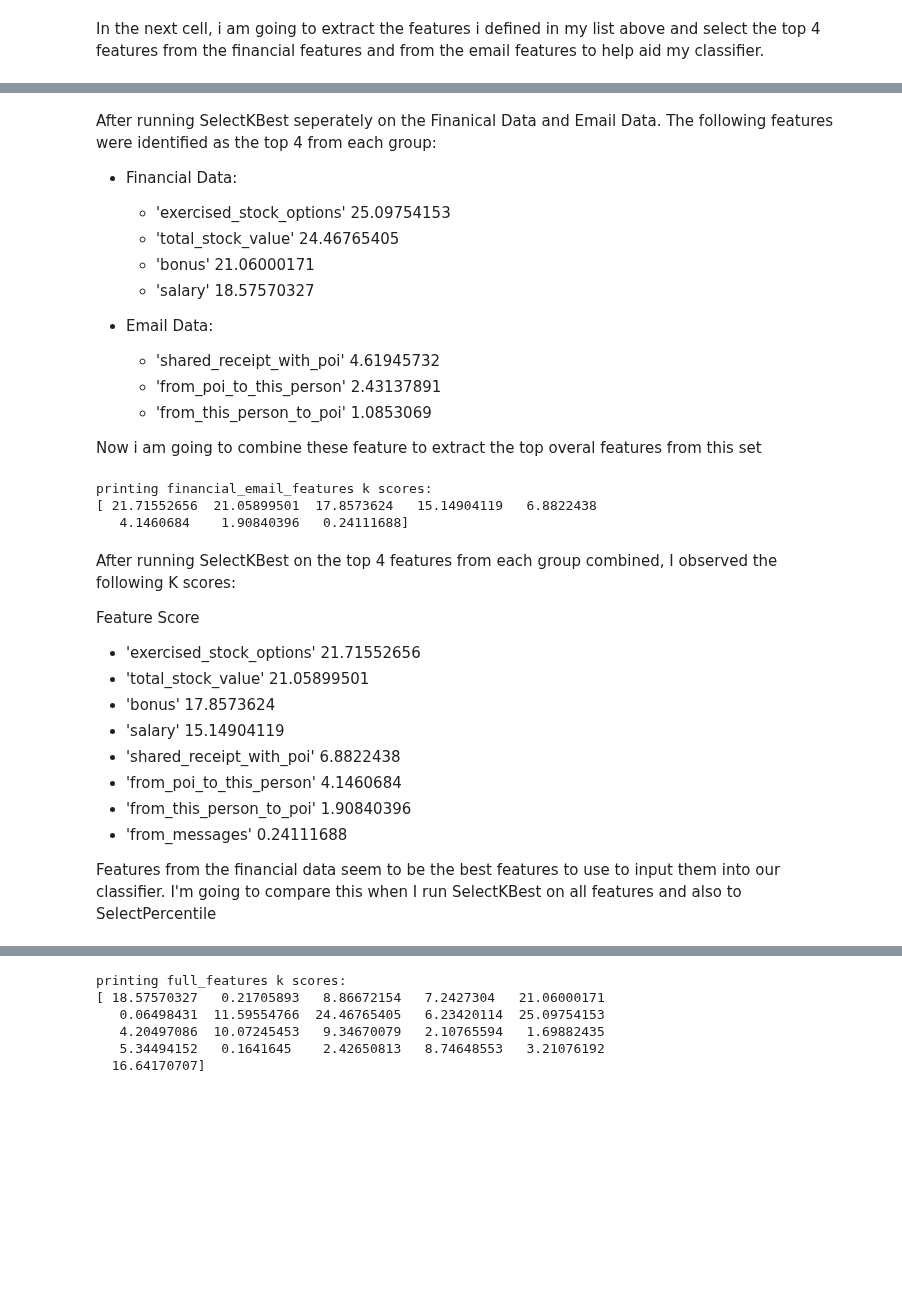
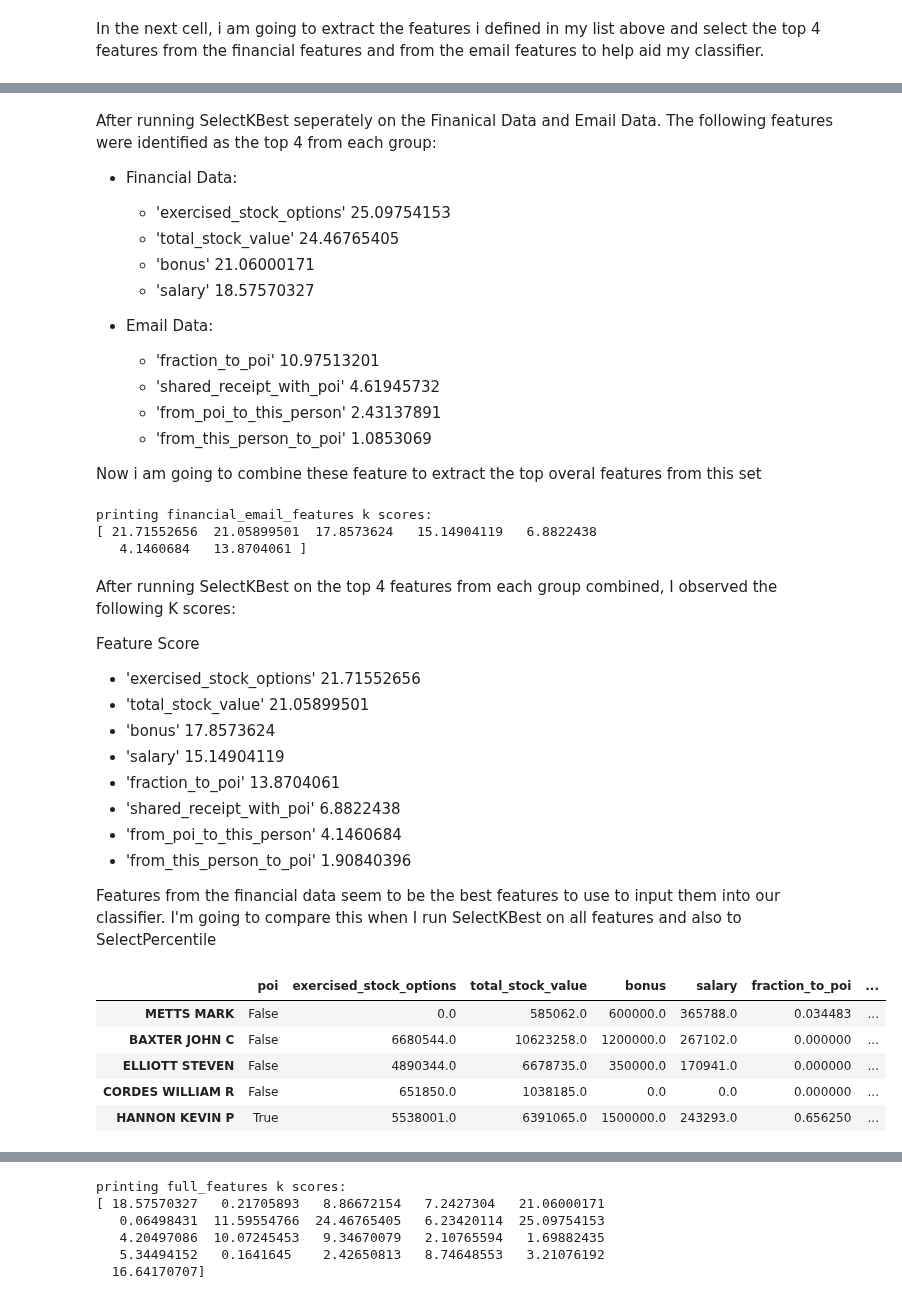
Before and after one commit to nmeliasp/MachineLearning-FinalProject, a Jupyter notebook: Machine Learning Final Project.ipynb, the cells around one changed output, grey strips where cells are left out. Drawn from its saved outputs; the diff is of its cells as text; code cells hidden in the pictures; blank space fills up the shorter version.

```diff
--- a/Machine Learning Final Project.ipynb
+++ b/Machine Learning Final Project.ipynb
@@ -178,6 +179,7 @@ After running SelectKBest seperately on the Finanical Data and Email Data. The f
 
 
 * Email Data:
+    - 'fraction_to_poi' 10.97513201
     - 'shared_receipt_with_poi'	4.61945732
     - 'from_poi_to_this_person'	2.43137891
     - 'from_this_person_to_poi'	1.0853069
@@ -187,7 +189,7 @@ After running SelectKBest seperately on the Finanical Data and Email Data. The f
 
 Now i am going to combine these feature to extract the top overal features from this set
 # %%
-financial_email_features=['poi','exercised_stock_options','total_stock_value','bonus','salary','shared_receipt_with_poi','from_poi_to_this_person','from_this_person_to_poi','from_messages']
+financial_email_features=['poi','exercised_stock_options','total_stock_value','bonus','salary','shared_receipt_with_poi','from_poi_to_this_person','fraction_to_poi']
 financial_email_data=featureFormat(my_dataset, financial_email_features, sort_keys = True)
 labels, financial_email_features=targetFeatureSplit(financial_email_data)
 
@@ -200,7 +202,7 @@ print "printing financial_email_features k scores: \n", (fit3.scores_)
 # %% [output]
 printing financial_email_features k scores:
 [ 21.71552656  21.05899501  17.8573624   15.14904119   6.8822438
-   4.1460684    1.90840396   0.24111688]
+   4.1460684   13.8704061 ]
 # %% [markdown]
 After running SelectKBest on the top 4 features from each group combined, I observed the following K scores:
 
@@ -209,10 +211,27 @@ Feature 	               Score
 - 'total_stock_value'	21.05899501
 - 'bonus'	17.8573624
 - 'salary'	15.14904119
+- 'fraction_to_poi' 13.8704061
 - 'shared_receipt_with_poi'	6.8822438
 - 'from_poi_to_this_person'	4.1460684
 - 'from_this_person_to_poi'	1.90840396
-- 'from_messages'	0.24111688
+
 
 
  Features from the financial data seem to be the best features to use to input them into our classifier. I'm going to compare this when I run SelectKBest on all features and also to SelectPercentile
+# %%
+'''
+Create new df to produce scatterplot matrix and explore relationships between these 8 features. This will help aid in
+feature selection
+'''
+new_df = df[['poi','exercised_stock_options','total_stock_value','bonus','salary','fraction_to_poi','shared_receipt_with_poi','from_poi_to_this_person','from_this_person_to_poi']]
+# Replace NaN with 0
+new_df=new_df.apply(pandas.to_numeric, errors='coerce').fillna(0)
+new_df.head()
+# %% [output]
+|  | poi | exercised_stock_options | total_stock_value | bonus | salary | fraction_to_poi | ... |
+| METTS MARK | False | 0.0 | 585062.0 | 600000.0 | 365788.0 | 0.034483 | ... |
+| BAXTER JOHN C | False | 6680544.0 | 10623258.0 | 1200000.0 | 267102.0 | 0.000000 | ... |
+| ELLIOTT STEVEN | False | 4890344.0 | 6678735.0 | 350000.0 | 170941.0 | 0.000000 | ... |
+| CORDES WILLIAM R | False | 651850.0 | 1038185.0 | 0.0 | 0.0 | 0.000000 | ... |
+| HANNON KEVIN P | True | 5538001.0 | 6391065.0 | 1500000.0 | 243293.0 | 0.656250 | ... |
```
Also changed, not shown: parts of 21 cells of this notebook.
